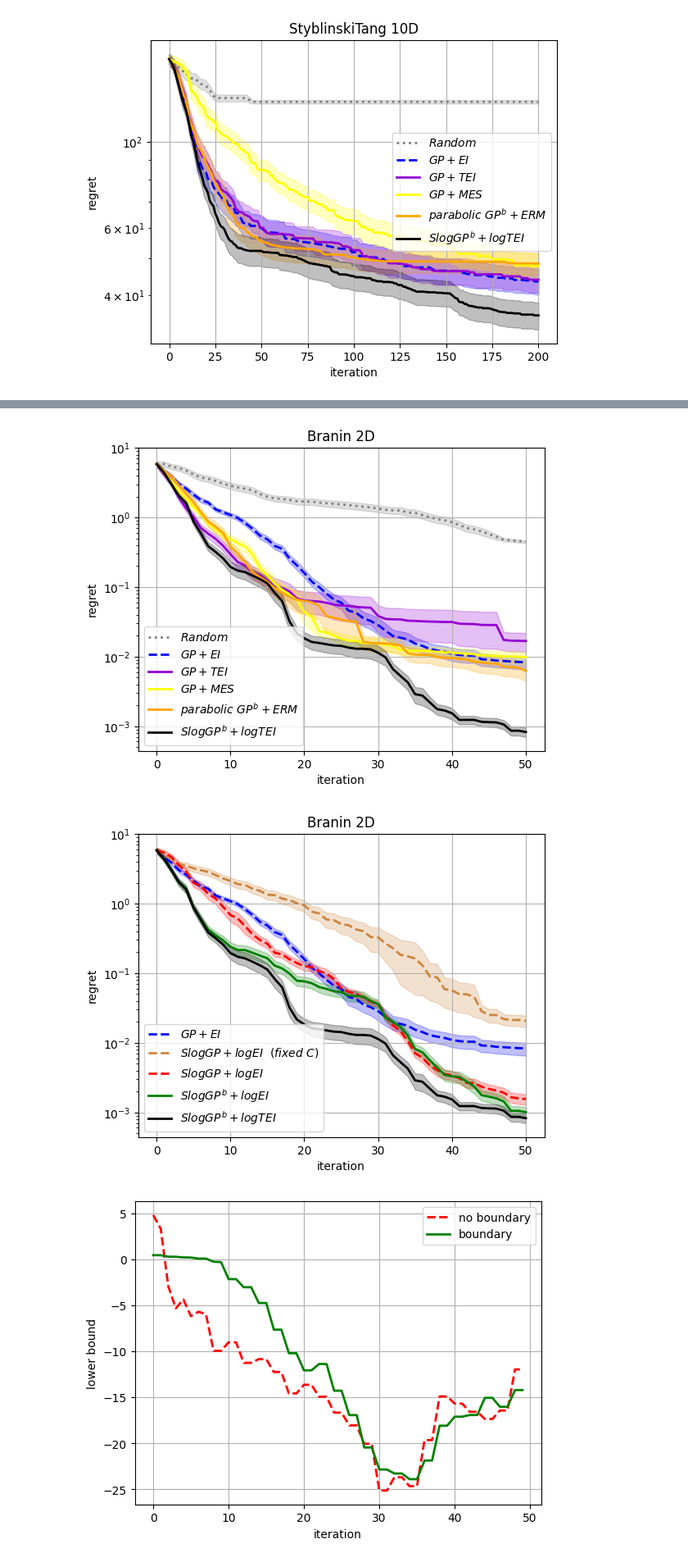
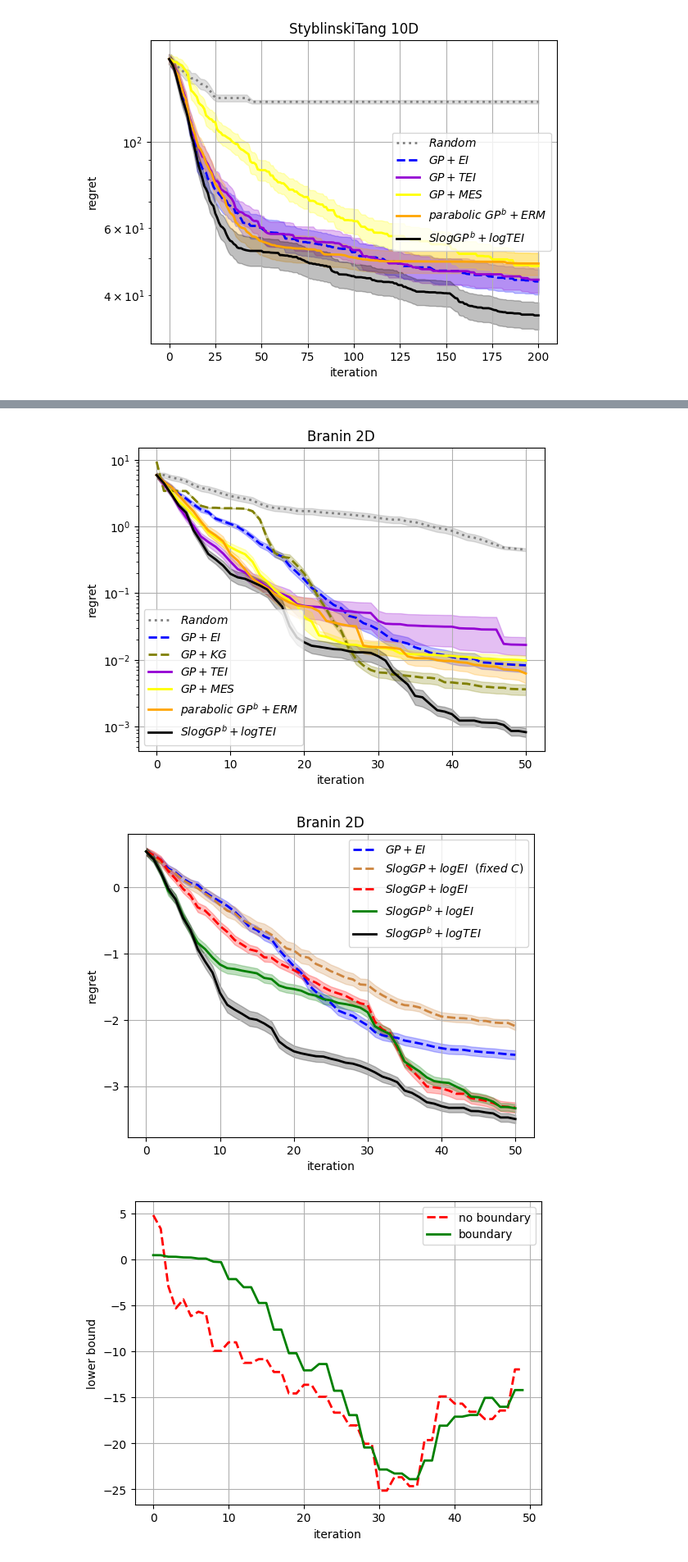
Before and after one commit to HanyangHenry-Wang/SLogGP_KnownBoundary, a Jupyter notebook: plot.ipynb, the cells around one changed output, grey strips where cells are left out. Shown at 82% size. Saved outputs shown, nothing was run; the diff lists cells and outputs as text; code cells hidden in the pictures.

```diff
--- a/plot.ipynb
+++ b/plot.ipynb
@@ -29,6 +29,33 @@ def log_RegretMean_plot(res,fstar,label,color,linestyle,error_bound=True):
     plt.plot(mean,linewidth=2,label=label,color=color,linestyle=linestyle)
     if error_bound:
         plt.fill_between(iter, lower, upper,alpha=0.25,color=color)
+# %%
+def log_Regret_plot(res,fstar,label,color,linestyle,error_bound=True):
+
+
+    total_record = np.log10(np.array(res)-fstar)
+
+
+    N = total_record.shape[0]
+
+    std = np.std(total_record,axis=0)
+
+    mean = np.mean(total_record,axis=0)
+
+    median = np.median(total_record,axis=0)
+
+    iter = np.array(range(mean.shape[0]))
+
+    lower = mean - 1*std/np.sqrt(N)
+    upper = mean + 1*std/np.sqrt(N)
+
+    lower.astype(float)
+    upper.astype(float)
+
+
+    plt.plot(mean,linewidth=2,label=label,color=color,linestyle=linestyle)
+    if error_bound:
+        plt.fill_between(iter, lower, upper,alpha=0.25,color=color)
 # %%
 BO_EI = np.genfromtxt(os.path.join(os.getcwd(),'final_res/GP2D_GP+EI'), delimiter=',')
 SLogGP_logEI = np.genfromtxt(os.path.join(os.getcwd(),'final_res/GP2D_SlogGP+logEI'), delimiter=',')
@@ -198,7 +245,8 @@ Text(0.5, 1.0, 'StyblinskiTang 10D')
 # %%
 Random = np.genfromtxt(os.path.join(os.getcwd(),'final_res/Branin2D_Random'), delimiter=',')
 BO_EI = np.genfromtxt(os.path.join(os.getcwd(),'final_res/Branin2D_GP+EI'), delimiter=',')
-BO_TEI = np.genfromtxt(os.path.join(os.getcwd(),'TEI_new/Branin2D_GP+TEI'), delimiter=',')
+BO_TEI = np.genfromtxt(os.path.join(os.getcwd(),'final_res/Branin2D_GP+TEI'), delimiter=',')
+BO_KG = np.genfromtxt(os.path.join(os.getcwd(),'KG/Branin2D_GP+KG'), delimiter=',')
 BO_MES = np.genfromtxt(os.path.join(os.getcwd(),'final_res/Branin2D_GP+MES'), delimiter=',')
 BO_ERM = np.genfromtxt(os.path.join(os.getcwd(),'final_res/Branin2D_transformedGP+ERM'), delimiter=',')
 SLogGP_logEI = np.genfromtxt(os.path.join(os.getcwd(),'final_res/Branin2D_SLogGP+logEI'), delimiter=',')
@@ -210,11 +258,10 @@ fstar = 0.397887
 
 log_RegretMean_plot(Random,fstar=fstar,label='$Random$',color='grey',linestyle='dotted',error_bound=True)
 log_RegretMean_plot(BO_EI,fstar=fstar,label='$GP+EI$',color='blue',linestyle='dashed',error_bound=True)
+log_RegretMean_plot(-BO_KG,fstar=fstar,label='$GP+KG$',color='olive',linestyle='dashed',error_bound=True)
 log_RegretMean_plot(BO_TEI,fstar=fstar,label='$GP+TEI$',color='darkviolet',linestyle='-',error_bound=True)
 log_RegretMean_plot(BO_MES,fstar=fstar,label='$GP+MES$',color='yellow',linestyle='-',error_bound=True)
 log_RegretMean_plot(BO_ERM,fstar=fstar,label='$parabolic ~ GP^b+ERM$',color='orange',linestyle='-',error_bound=True)
-# log_RegretMean_plot(SLogGP_logEI,fstar=fstar,label='$SlogGP+logEI$',color='red',linestyle='dashed',error_bound=True)
-# log_RegretMean_plot(SLogGP_boundary_logEI,fstar=fstar,label='$SlogGP^b+logEI$',color='green',linestyle='-',error_bound=True)
 log_RegretMean_plot(SLogGP_boundary_logTEI,fstar=fstar,label='$SlogGP^b+logTEI$',color='black',linestyle='-',error_bound=True)
 
 plt.xlabel('iteration')
@@ -228,35 +275,35 @@ plt.title('Branin 2D')
 
 plt.savefig('plots/Branin5.png')
 # %% [output]
-[figure, old version]
+[figure, new version]
 # %%
 BO_EI = np.genfromtxt(os.path.join(os.getcwd(),'final_res/Branin2D_GP+EI'), delimiter=',')
 SLogGP_logEI = np.genfromtxt(os.path.join(os.getcwd(),'final_res/Branin2D_SLogGP+logEI'), delimiter=',')
 SLogGP_logEI_fixedC = np.genfromtxt(os.path.join(os.getcwd(),'final_res/Branin2D_SLogGP+logEI_fixedC'), delimiter=',')
 SLogGP_boundary_logEI = np.genfromtxt(os.path.join(os.getcwd(),'final_res/Branin2D_SLogGP(boundary)+logEI'), delimiter=',')
 SLogGP_boundary_logTEI = np.genfromtxt(os.path.join(os.getcwd(),'final_res/Branin2D_SLogGP(boundary)+logTEI'), delimiter=',')
 
 
 fstar = 0.397887
 
-log_RegretMean_plot(BO_EI,fstar=fstar,label='$GP+EI$',color='blue',linestyle='dashed',error_bound=True)
-log_RegretMean_plot(SLogGP_logEI_fixedC,fstar=fstar,label='$SlogGP+logEI ~~ (fixed ~ C)$',color='peru',linestyle='dashed',error_bound=True)
-log_RegretMean_plot(SLogGP_logEI,fstar=fstar,label='$SlogGP+logEI$',color='red',linestyle='dashed',error_bound=True)
-log_RegretMean_plot(SLogGP_boundary_logEI,fstar=fstar,label='$SlogGP^b+logEI$',color='green',linestyle='-',error_bound=True)
-log_RegretMean_plot(SLogGP_boundary_logTEI,fstar=fstar,label='$SlogGP^b+logTEI$',color='black',linestyle='-',error_bound=True)
+log_Regret_plot(BO_EI,fstar=fstar,label='$GP+EI$',color='blue',linestyle='dashed',error_bound=True)
+log_Regret_plot(SLogGP_logEI_fixedC,fstar=fstar,label='$SlogGP+logEI ~~ (fixed ~ C)$',color='peru',linestyle='dashed',error_bound=True)
+log_Regret_plot(SLogGP_logEI,fstar=fstar,label='$SlogGP+logEI$',color='red',linestyle='dashed',error_bound=True)
+log_Regret_plot(SLogGP_boundary_logEI,fstar=fstar,label='$SlogGP^b+logEI$',color='green',linestyle='-',error_bound=True)
+log_Regret_plot(SLogGP_boundary_logTEI,fstar=fstar,label='$SlogGP^b+logTEI$',color='black',linestyle='-',error_bound=True)
 
 plt.xlabel('iteration')
 plt.ylabel('regret')
 
 plt.grid()
 
-plt.yscale("log")
+#plt.yscale("log")
 plt.legend()
 plt.title('Branin 2D')
 
 plt.savefig('plots/Branin6.png')
 # %% [output]
-[figure, old version]
+[figure, new version]
 # %%
 SLogGP_logEI = np.genfromtxt(os.path.join(os.getcwd(),'final_res/Branin2D_SLogGP+logEI_boundaryValue'), delimiter=',')
 SLogGP_boundary_logEI = np.genfromtxt(os.path.join(os.getcwd(),'final_res/Branin2D_SLogGP(boundary)+logEI_boundaryValue'), delimiter=',')
```
Also changed, not shown: parts of 21 cells of this notebook, 46 other files.
